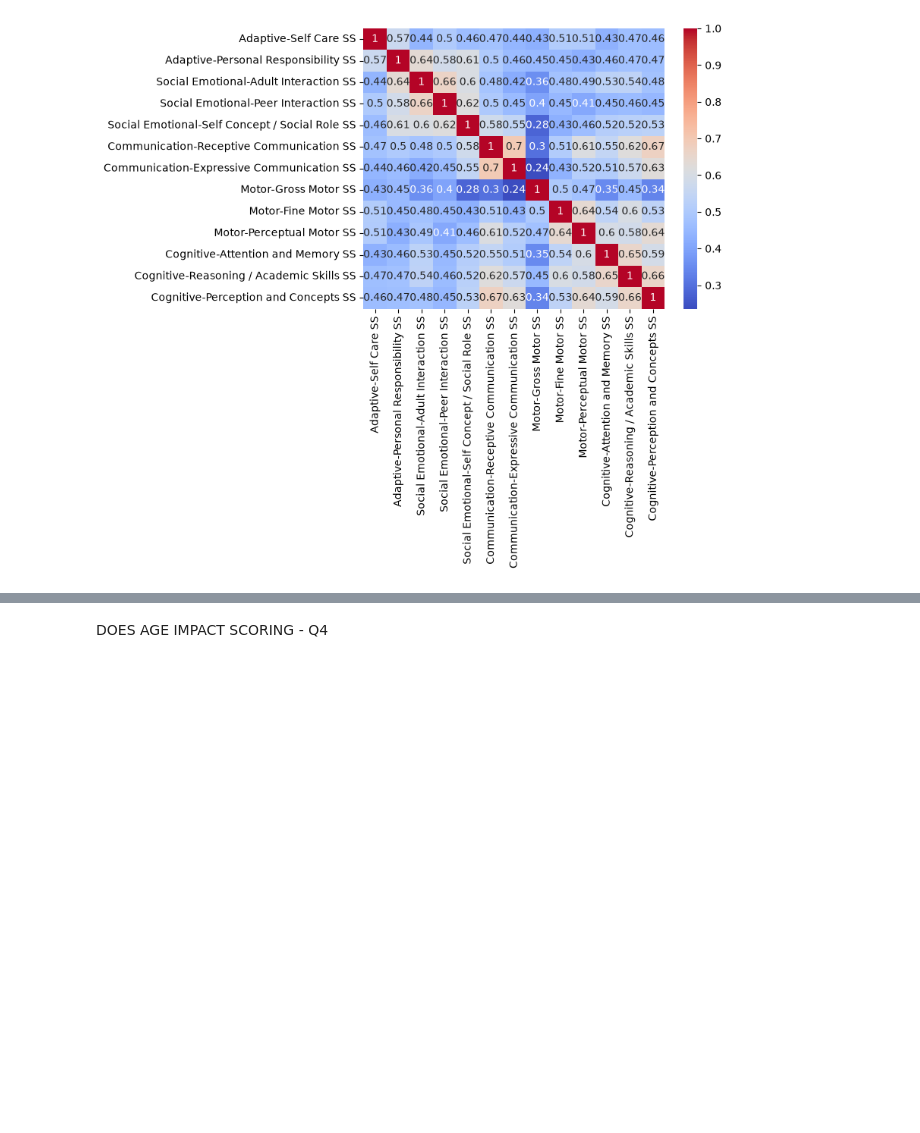
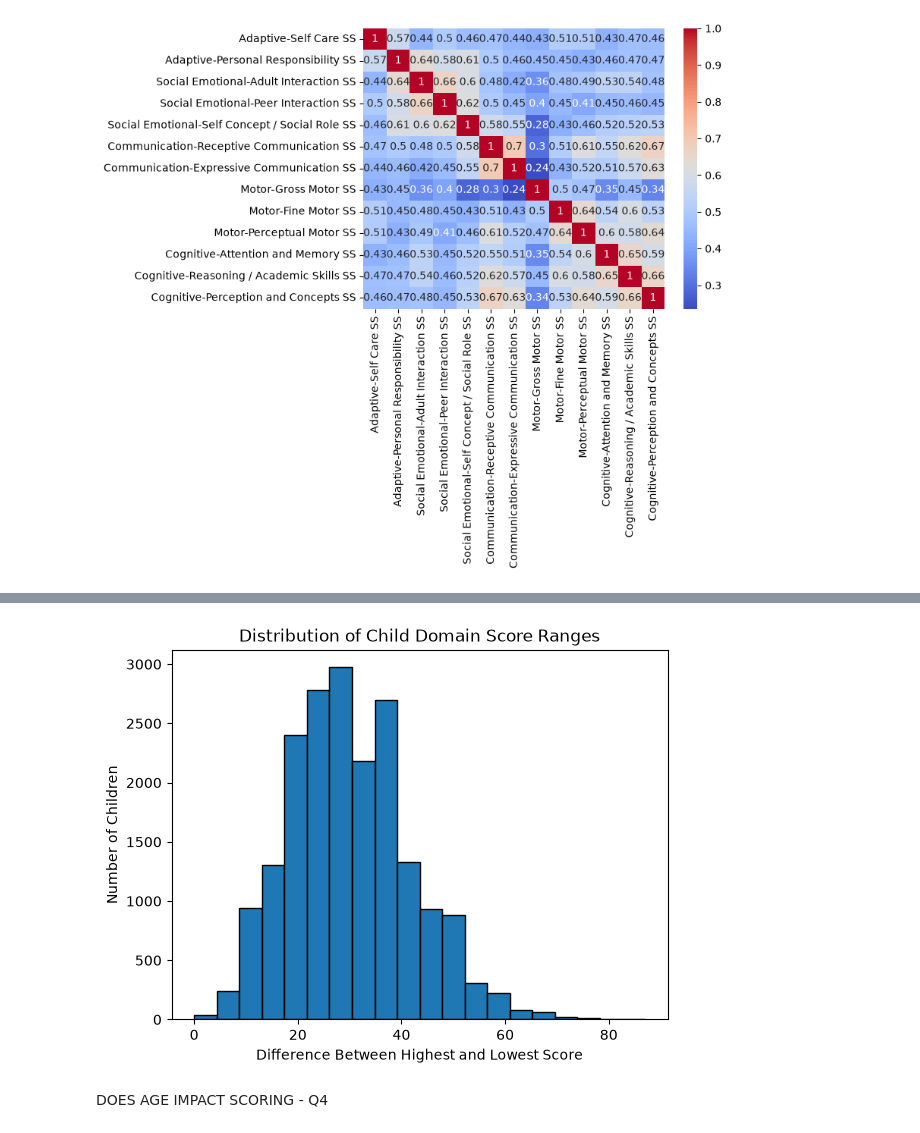
Before and after one commit to jewelamstewart-jpg/TEIS_Partner_Project, a Jupyter notebook: TEIS_Partner_Project.ipynb, the cells around one changed output, grey strips where cells are left out. Saved outputs shown, nothing was run; the diff lists cells and outputs as text; code cells hidden in the pictures; blank space fills up the shorter version.

```diff
--- a/TEIS_Partner_Project.ipynb
+++ b/TEIS_Partner_Project.ipynb
@@ -363,3 +457,12 @@ plt.show()
+# %%
+evals_df['domain_range'].plot(kind='hist', bins=20, edgecolor='black')
+
+plt.title('Distribution of Child Domain Score Ranges')
+plt.xlabel('Difference Between Highest and Lowest Score')
+plt.ylabel('Number of Children')
+plt.show()
+# %% [output]
+[figure, added]
 # %% [markdown]
 DOES AGE IMPACT SCORING - Q4
 # %%
```
Also changed, not shown: parts of 43 cells of this notebook.
